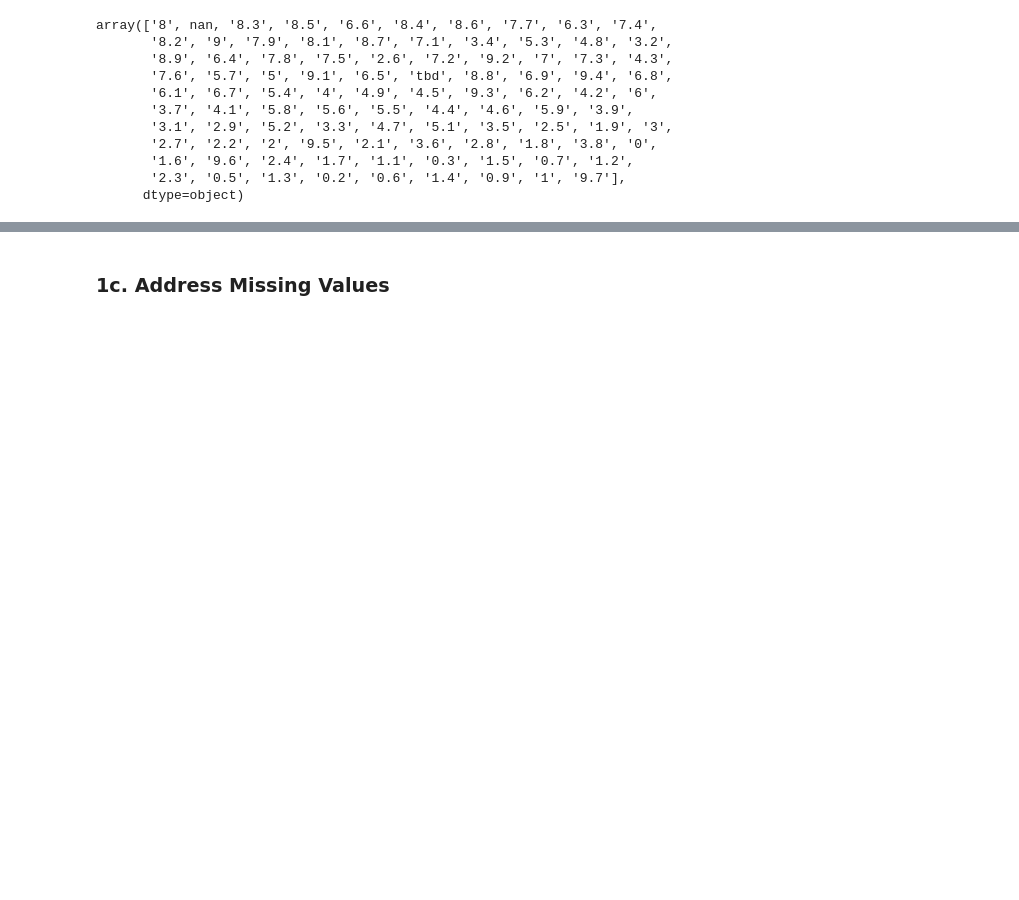
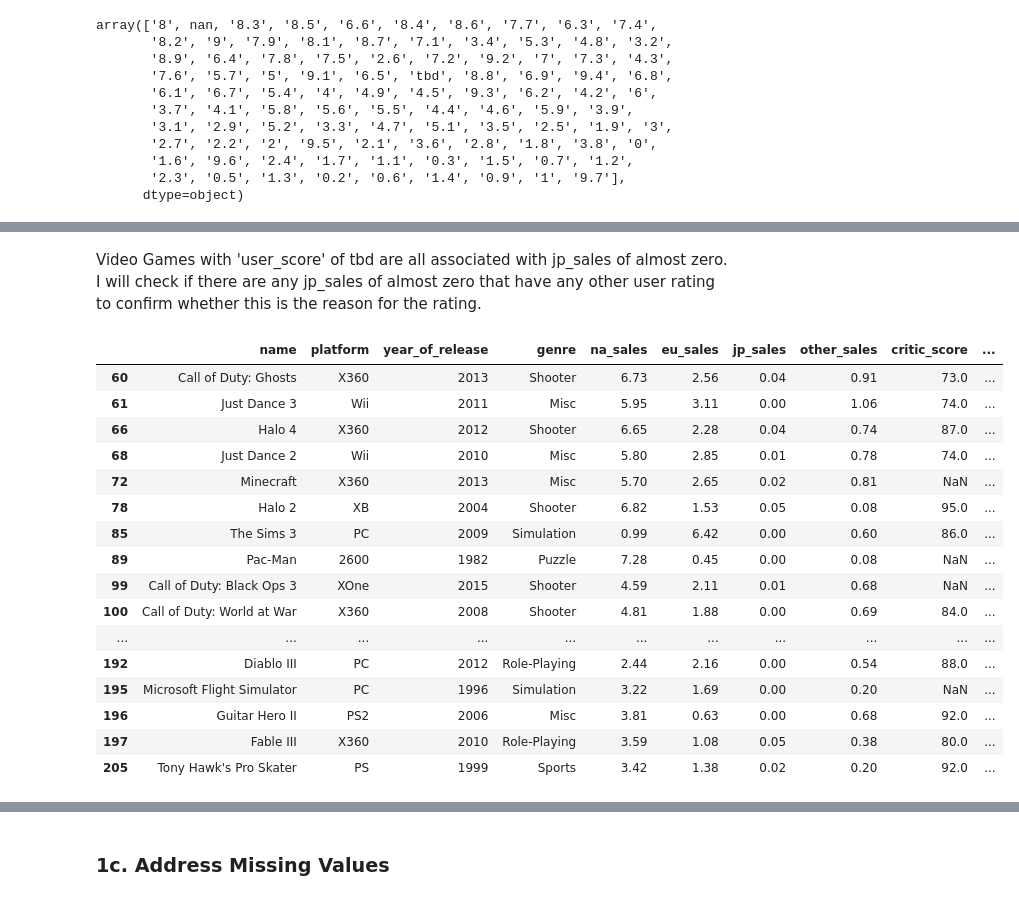
Before and after one commit to kellyshreeve/Forecasting-Global-Video-Game-Preference, a Jupyter notebook: Data Analysis.ipynb, the cells around one changed output, grey strips where cells are left out. Cells and saved outputs as stored; diff of their text form; code cells hidden in the pictures; blank space fills up the shorter version.

```diff
--- a/Data Analysis.ipynb
+++ b/Data Analysis.ipynb
@@ -85,0 +139,23 @@ array([2006., 1985., 2008., 2009., 1996., 1989., 1984., 2005., 1999.,
+# %% [markdown]
+Video Games with 'user_score' of tbd are all associated with jp_sales of almost zero. I will check if there are any jp_sales of almost zero that have any other user rating to confirm whether this is the reason for the rating.
+# %%
+# Check if all jp_sales close to zero have a user_score of tbd
+display(vg[(vg['jp_sales'] >= 0) & (vg['jp_sales'] <= .05)].head(30))
+# %% [output]
+|  | name | platform | year_of_release | genre | na_sales | eu_sales | jp_sales | other_sales | critic_score | ... |
+| 60 | Call of Duty: Ghosts | X360 | 2013 | Shooter | 6.73 | 2.56 | 0.04 | 0.91 | 73.0 | ... |
+| 61 | Just Dance 3 | Wii | 2011 | Misc | 5.95 | 3.11 | 0.00 | 1.06 | 74.0 | ... |
+| 66 | Halo 4 | X360 | 2012 | Shooter | 6.65 | 2.28 | 0.04 | 0.74 | 87.0 | ... |
+| 68 | Just Dance 2 | Wii | 2010 | Misc | 5.80 | 2.85 | 0.01 | 0.78 | 74.0 | ... |
+| 72 | Minecraft | X360 | 2013 | Misc | 5.70 | 2.65 | 0.02 | 0.81 | NaN | ... |
+| 78 | Halo 2 | XB | 2004 | Shooter | 6.82 | 1.53 | 0.05 | 0.08 | 95.0 | ... |
+| 85 | The Sims 3 | PC | 2009 | Simulation | 0.99 | 6.42 | 0.00 | 0.60 | 86.0 | ... |
+| 89 | Pac-Man | 2600 | 1982 | Puzzle | 7.28 | 0.45 | 0.00 | 0.08 | NaN | ... |
+| 99 | Call of Duty: Black Ops 3 | XOne | 2015 | Shooter | 4.59 | 2.11 | 0.01 | 0.68 | NaN | ... |
+| 100 | Call of Duty: World at War | X360 | 2008 | Shooter | 4.81 | 1.88 | 0.00 | 0.69 | 84.0 | ... |
+| ... | ... | ... | ... | ... | ... | ... | ... | ... | ... | ... |
+| 192 | Diablo III | PC | 2012 | Role-Playing | 2.44 | 2.16 | 0.00 | 0.54 | 88.0 | ... |
+| 195 | Microsoft Flight Simulator | PC | 1996 | Simulation | 3.22 | 1.69 | 0.00 | 0.20 | NaN | ... |
+| 196 | Guitar Hero II | PS2 | 2006 | Misc | 3.81 | 0.63 | 0.00 | 0.68 | 92.0 | ... |
+| 197 | Fable III | X360 | 2010 | Role-Playing | 3.59 | 1.08 | 0.05 | 0.38 | 80.0 | ... |
+| 205 | Tony Hawk's Pro Skater | PS | 1999 | Sports | 3.42 | 1.38 | 0.02 | 0.20 | 92.0 | ... |
```
Also changed, not shown: parts of 17 cells of this notebook.
